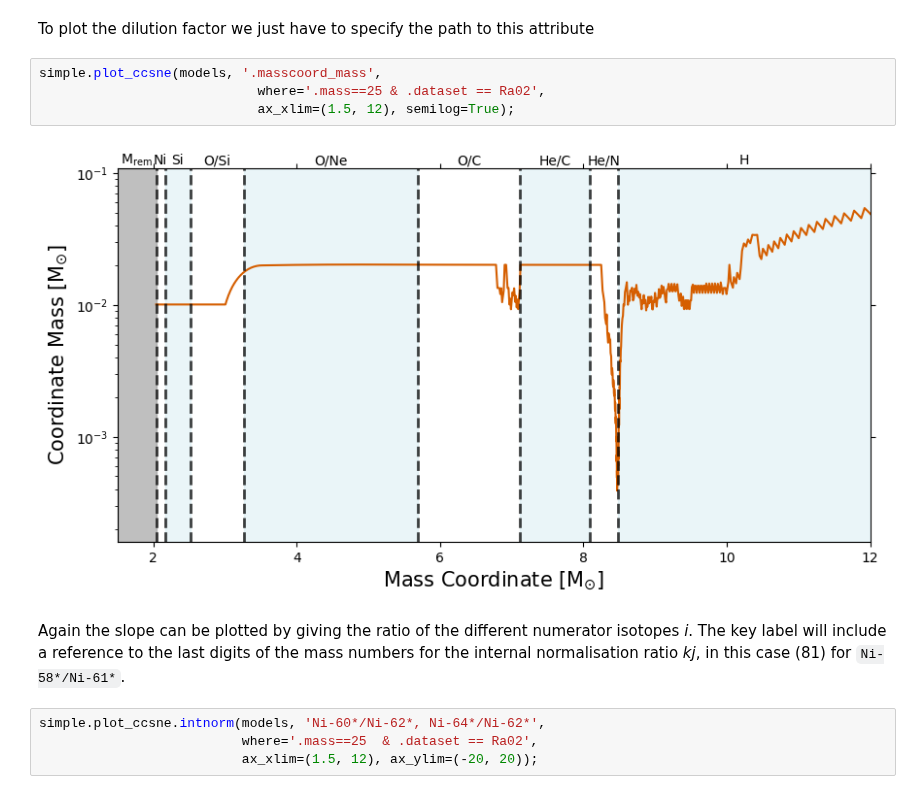
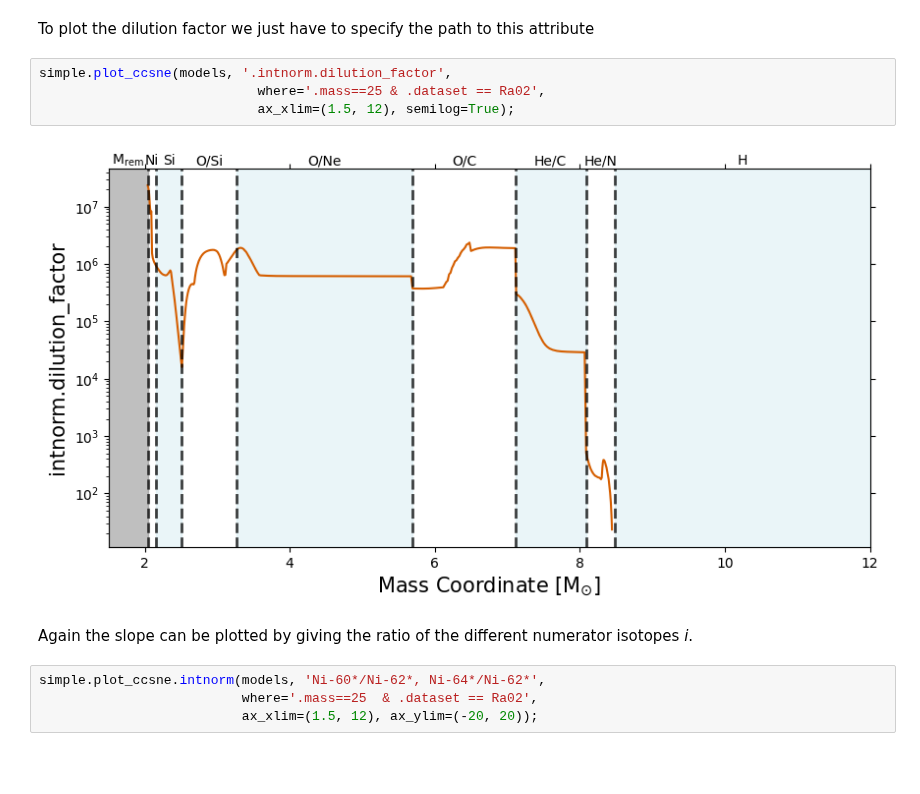
Before and after one commit to mattias-ek/SIMPLE, a Jupyter notebook: notebooks/ccsne_tutorial2.ipynb, the cells around one changed output. Cells and saved outputs as stored; diff of their text form; blank space fills up the shorter version.

```diff
--- a/notebooks/ccsne_tutorial2.ipynb
+++ b/notebooks/ccsne_tutorial2.ipynb
@@ -139,13 +144,13 @@ simple.plot_ccsne.intnorm(models, 'Ni-60*, Ni-62*, Ni-64*',
 # %% [markdown]
 To plot the dilution factor we just have to specify the path to this attribute
 # %%
-simple.plot_ccsne(models, '.masscoord_mass',
+simple.plot_ccsne(models, '.intnorm.dilution_factor',
                             where='.mass==25 & .dataset == Ra02',
                             ax_xlim=(1.5, 12), semilog=True);
 # %% [output]
-[figure, old version]
+[figure, new version]
 # %% [markdown]
-Again the slope can be plotted by giving the ratio of the different numerator isotopes *i*. The key label will include a reference to the last digits of the mass numbers for the internal normalisation ratio *kj*, in this case (81) for ``Ni-58*/Ni-61*``.
+Again the slope can be plotted by giving the ratio of the different numerator isotopes *i*.
 # %%
 simple.plot_ccsne.intnorm(models, 'Ni-60*/Ni-62*, Ni-64*/Ni-62*',
                           where='.mass==25  & .dataset == Ra02',
```
Also changed, not shown: parts of 9 cells of this notebook, 7 other files.
